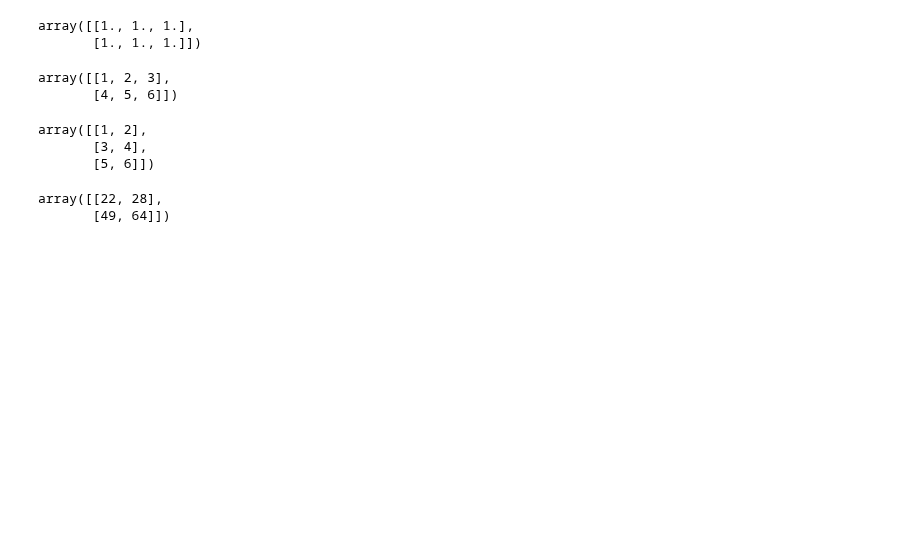
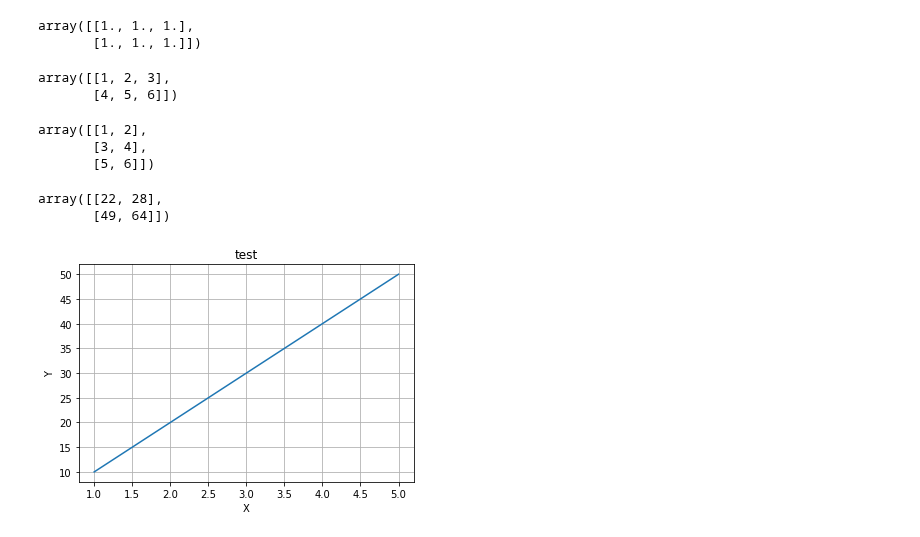
Before and after one commit to ljh15952/AI_Study, a Jupyter notebook: Data_Study/NumpyAndMatplotlib.ipynb, the cells around one changed output. Drawn from its saved outputs; the diff is of its cells as text; code cells hidden in the pictures; blank space fills up the shorter version.

```diff
--- a/Data_Study/NumpyAndMatplotlib.ipynb
+++ b/Data_Study/NumpyAndMatplotlib.ipynb
@@ -213,0 +218,15 @@ array([[22, 28],
+# %%
+# Line plots
+x = [1,2,3,4,5]
+y = [10,20,30,40,50]
+
+plt.plot(x,y)
+
+plt.grid() # 그래프에 grid-line을 추가한다
+plt.xlabel('X')
+plt.ylabel('Y')
+
+plt.title('test')
+plt.show()
+# %% [output]
+[figure, added]
```
Also changed, not shown: parts of 15 cells of this notebook.
